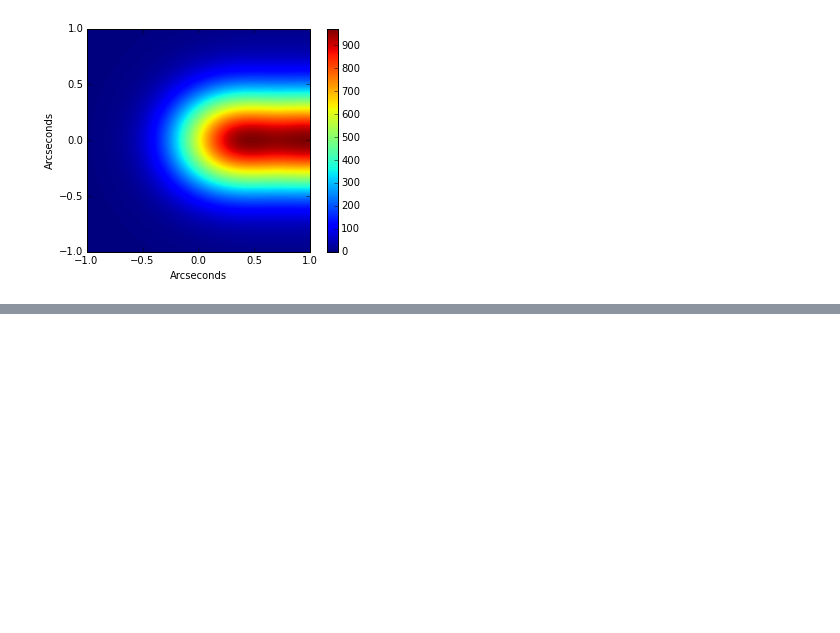
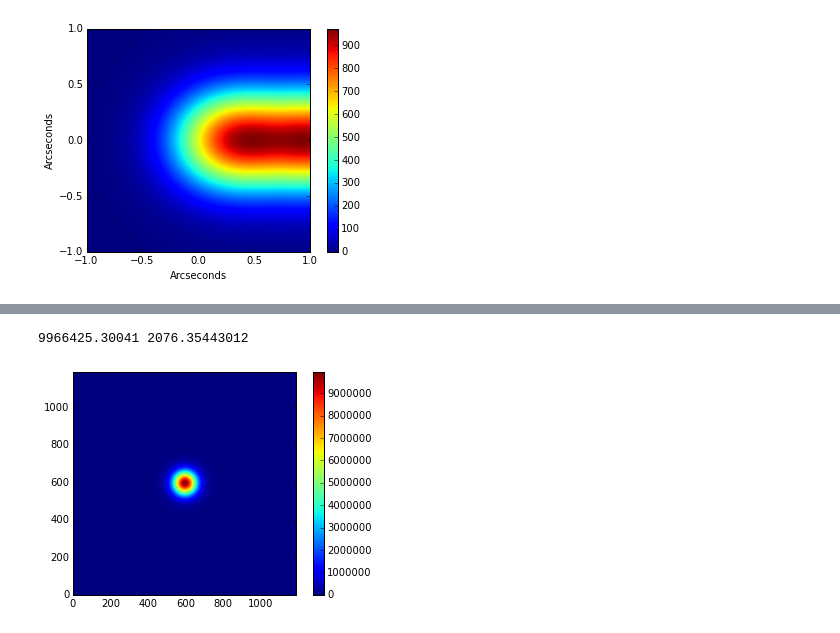
Before and after one commit to rhiannonlynne/MafSSO, a Jupyter notebook: Trailing Losses.ipynb, the cells around one changed output, grey strips where cells are left out. Saved outputs shown, nothing was run; the diff lists cells and outputs as text; code cells hidden in the pictures; blank space fills up the shorter version.

```diff
--- a/Trailing Losses.ipynb
+++ b/Trailing Losses.ipynb
@@ -418,0 +436,9 @@ zoomImage(x_mo, y_mo, flux_mo)
+# %%
+from scipy import signal
+filtered_stat = signal.fftconvolve(flux_stat, psfprofile)
+plt.imshow(filtered_stat, origin='lower')
+plt.colorbar()
+print filtered_stat.max(), flux_stat.max()
+# %% [output]
+9966425.30041 2076.35443012
+[figure, added]
```
Also changed, not shown: parts of 31 cells of this notebook.
